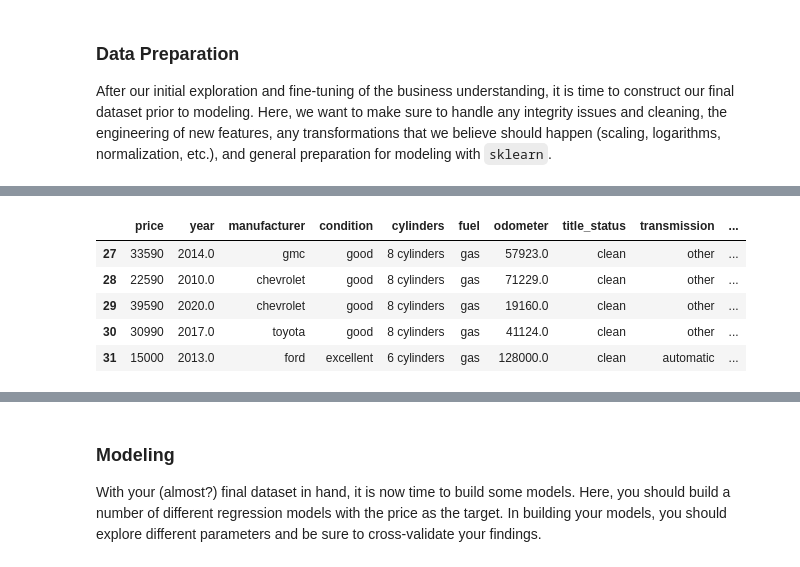
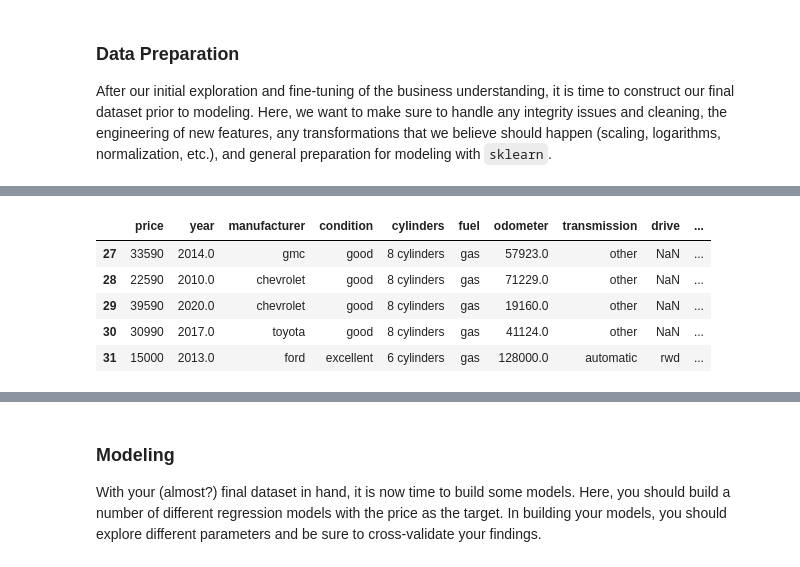
Before and after one commit to vegalopm/ml-assignment-mod11, a Jupyter notebook: prompt_II.ipynb, the cells around one changed output, grey strips where cells are left out. Saved outputs shown, nothing was run; the diff lists cells and outputs as text; code cells hidden in the pictures.

```diff
--- a/prompt_II.ipynb
+++ b/prompt_II.ipynb
@@ -147,18 +148,17 @@ cars.drop(columns=['id', 'VIN', 'region', 'model', 'state', 'paint_color'], inpl
 
 # Now let's fill year with the median and set the year_missing column when the
 # value was missing.
-cars.loc[cars['year'].isna(), 'year_missing'] = 1
-cars.loc[cars['year'].notna(), 'year_missing'] = 0
 cars.loc[cars['year'].isna(), 'year'] = cars['year'].median()
 
 # Now let's fill null values of odometer and set the odometer_missing column
 # when the value was missing
-cars.loc[cars['odometer'].isna(), 'odometer_missing'] = 1
-cars.loc[cars['odometer'].notna(), 'odometer_missing'] = 0
 cars.loc[cars['odometer'].isna(), 'odometer'] = cars['odometer'].median()
 
-# Let's keep cars whose title is 'clean' or 'rebuilt'
+# Let's keep cars whose title is 'clean' or 'rebuilt' and then remove the column as it is not sigificant for driving the price of the car.
 cars = cars.loc[(cars['title_status'] == 'clean') | (cars['title_status'] == 'rebuilt')]
+cars.drop(columns=['title_status'], inplace=True)
+
+cars.drop(columns=['size'], inplace=True)
 
 cars.info()
 cars.head()
@@ -183,8 +183,8 @@ memory usage: 47.2+ MB
-|  | price | year | manufacturer | condition | cylinders | fuel | odometer | title_status | transmission | ... |
-| 27 | 33590 | 2014.0 | gmc | good | 8 cylinders | gas | 57923.0 | clean | other | ... |
-| 28 | 22590 | 2010.0 | chevrolet | good | 8 cylinders | gas | 71229.0 | clean | other | ... |
-| 29 | 39590 | 2020.0 | chevrolet | good | 8 cylinders | gas | 19160.0 | clean | other | ... |
-| 30 | 30990 | 2017.0 | toyota | good | 8 cylinders | gas | 41124.0 | clean | other | ... |
-| 31 | 15000 | 2013.0 | ford | excellent | 6 cylinders | gas | 128000.0 | clean | automatic | ... |
+|  | price | year | manufacturer | condition | cylinders | fuel | odometer | transmission | drive | ... |
+| 27 | 33590 | 2014.0 | gmc | good | 8 cylinders | gas | 57923.0 | other | NaN | ... |
+| 28 | 22590 | 2010.0 | chevrolet | good | 8 cylinders | gas | 71229.0 | other | NaN | ... |
+| 29 | 39590 | 2020.0 | chevrolet | good | 8 cylinders | gas | 19160.0 | other | NaN | ... |
+| 30 | 30990 | 2017.0 | toyota | good | 8 cylinders | gas | 41124.0 | other | NaN | ... |
+| 31 | 15000 | 2013.0 | ford | excellent | 6 cylinders | gas | 128000.0 | automatic | rwd | ... |
 # %%
 # Remove price outliers. Keep higher than 5,000 and lower than 200,000
```
Also changed, not shown: parts of 8 cells of this notebook.
